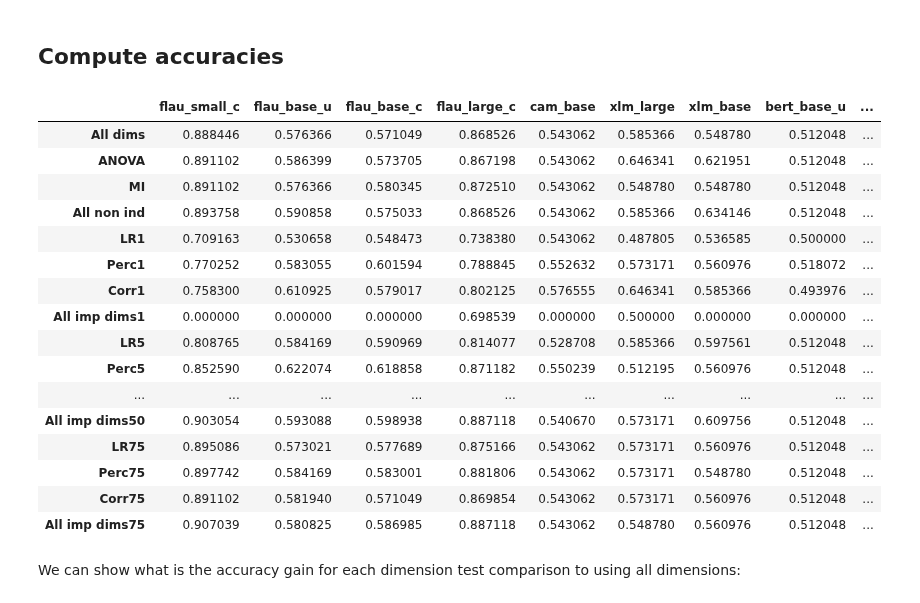
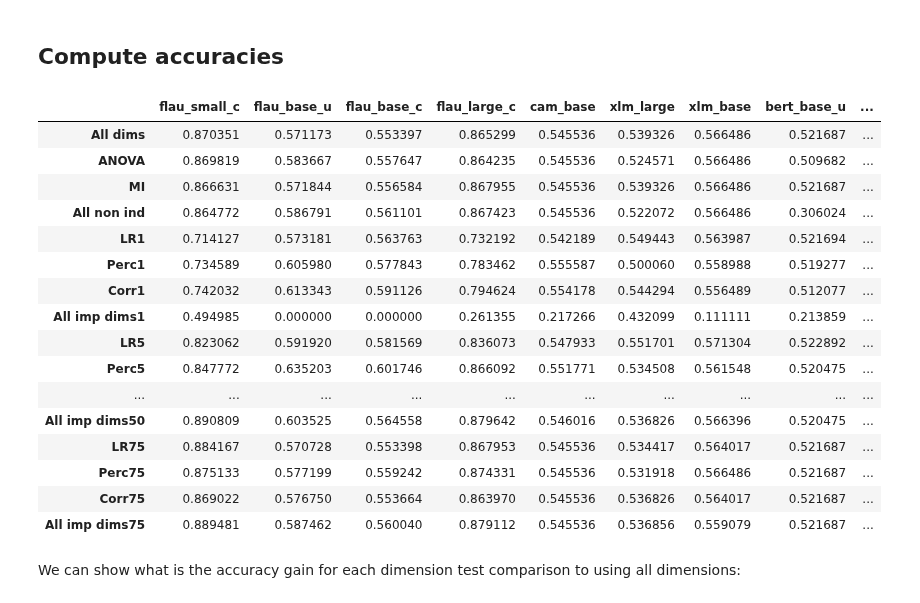
Before and after one commit to ClementineBleuze/WordEmbeddings, a Jupyter notebook: 7-Final Experiment/3b - POS experiment, ADJ.ipynb, the cells around one changed output. Drawn from its saved outputs; the diff is of its cells as text; code cells hidden in the pictures.

```diff
--- a/7-Final Experiment/3b - POS experiment, ADJ.ipynb
+++ b/7-Final Experiment/3b - POS experiment, ADJ.ipynb
@@ -258,11 +342,16 @@ y_preds = {}
 for i in range(len(models)):
     y_preds[labels[i]] = {}
     for dim_group in dims[labels[i]].keys():
-        dim_list = dims[labels[i]][dim_group]
-        mae0 = X_adj_test[i][dim_list].apply(lambda x: mean_absolute_error(medians[labels[i]][dim_group]['0'], x), axis=1)
-        mae1 = X_adj_test[i][dim_list].apply(lambda x: mean_absolute_error(medians[labels[i]][dim_group]['1'], x), axis=1)
-        # If MSE for sample 0 is lower than for sample 1, the label should be 0. So we need to convert False to 0.
-        y_preds[labels[i]][dim_group] = (mae0 > mae1).apply(int)
+        y_preds[labels[i]][dim_group] = []
+        n = len(dims[labels[i]][dim_group])
+        for j in range(n_folds):
+            dim_list = dims[labels[i]][dim_group][j] if n == n_folds else dims[labels[i]][dim_group]
+
+            # If MSE for sample 0 is lower than for sample 1, the label should be 0. So we need to convert False to 0.
+            mae0 = X_adj_test[i][j][dim_list].apply(lambda x: mean_absolute_error(medians[labels[i]][dim_group][j]['0'], x), axis=1)
+            mae1 = X_adj_test[i][j][dim_list].apply(lambda x: mean_absolute_error(medians[labels[i]][dim_group][j]['1'], x), axis=1)
+
+            y_preds[labels[i]][dim_group].append((mae0 > mae1).apply(int))
 # %% [markdown]
 ## Compute accuracies
 # %%
@@ -271,34 +360,44 @@ accs = {}
 for i in range(len(models)):
     accs[labels[i]] = {}
     for dim_group in dims[labels[i]].keys():
-        y_true = y_adj_test[i]
-        y_pred = y_preds[labels[i]][dim_group]
-        if any(y_pred):
-            acc = accuracy_score(y_true, y_pred)
-        else:
-            acc = 0
-        accs[labels[i]][dim_group] = acc
+        accs[labels[i]][dim_group] = []
+        for j in range(n_folds):
+            y_true = y_adj_test[i][j]
+            y_pred = y_preds[labels[i]][dim_group][j]
+            if any(y_pred):
+                acc = accuracy_score(y_true, y_pred)
+            else:
+                acc = 0
+            accs[labels[i]][dim_group].append(acc)
+# %%
+# Compute average accuracy between 5 folds
+avg_accs = {}
+# %%
+for i in range(len(models)):
+    avg_accs[labels[i]] = {}
+    for dim_group in dims[labels[i]].keys():
+        avg_accs[labels[i]][dim_group] = np.average(accs[labels[i]][dim_group])
 # %%
-accs_df = pd.DataFrame(accs)
+accs_df = pd.DataFrame(avg_accs)
 accs_df
 # %% [output]
 |  | flau_small_c | flau_base_u | flau_base_c | flau_large_c | cam_base | xlm_large | xlm_base | bert_base_u | ... |
-| All dims | 0.888446 | 0.576366 | 0.571049 | 0.868526 | 0.543062 | 0.585366 | 0.548780 | 0.512048 | ... |
-| ANOVA | 0.891102 | 0.586399 | 0.573705 | 0.867198 | 0.543062 | 0.646341 | 0.621951 | 0.512048 | ... |
-| MI | 0.891102 | 0.576366 | 0.580345 | 0.872510 | 0.543062 | 0.548780 | 0.548780 | 0.512048 | ... |
-| All non ind | 0.893758 | 0.590858 | 0.575033 | 0.868526 | 0.543062 | 0.585366 | 0.634146 | 0.512048 | ... |
-| LR1 | 0.709163 | 0.530658 | 0.548473 | 0.738380 | 0.543062 | 0.487805 | 0.536585 | 0.500000 | ... |
-| Perc1 | 0.770252 | 0.583055 | 0.601594 | 0.788845 | 0.552632 | 0.573171 | 0.560976 | 0.518072 | ... |
-| Corr1 | 0.758300 | 0.610925 | 0.579017 | 0.802125 | 0.576555 | 0.646341 | 0.585366 | 0.493976 | ... |
-| All imp dims1 | 0.000000 | 0.000000 | 0.000000 | 0.698539 | 0.000000 | 0.500000 | 0.000000 | 0.000000 | ... |
-| LR5 | 0.808765 | 0.584169 | 0.590969 | 0.814077 | 0.528708 | 0.585366 | 0.597561 | 0.512048 | ... |
-| Perc5 | 0.852590 | 0.622074 | 0.618858 | 0.871182 | 0.550239 | 0.512195 | 0.560976 | 0.512048 | ... |
+| All dims | 0.870351 | 0.571173 | 0.553397 | 0.865299 | 0.545536 | 0.539326 | 0.566486 | 0.521687 | ... |
+| ANOVA | 0.869819 | 0.583667 | 0.557647 | 0.864235 | 0.545536 | 0.524571 | 0.566486 | 0.509682 | ... |
+| MI | 0.866631 | 0.571844 | 0.556584 | 0.867955 | 0.545536 | 0.539326 | 0.566486 | 0.521687 | ... |
+| All non ind | 0.864772 | 0.586791 | 0.561101 | 0.867423 | 0.545536 | 0.522072 | 0.566486 | 0.306024 | ... |
+| LR1 | 0.714127 | 0.573181 | 0.563763 | 0.732192 | 0.542189 | 0.549443 | 0.563987 | 0.521694 | ... |
+| Perc1 | 0.734589 | 0.605980 | 0.577843 | 0.783462 | 0.555587 | 0.500060 | 0.558988 | 0.519277 | ... |
+| Corr1 | 0.742032 | 0.613343 | 0.591126 | 0.794624 | 0.554178 | 0.544294 | 0.556489 | 0.512077 | ... |
+| All imp dims1 | 0.494985 | 0.000000 | 0.000000 | 0.261355 | 0.217266 | 0.432099 | 0.111111 | 0.213859 | ... |
+| LR5 | 0.823062 | 0.591920 | 0.581569 | 0.836073 | 0.547933 | 0.551701 | 0.571304 | 0.522892 | ... |
+| Perc5 | 0.847772 | 0.635203 | 0.601746 | 0.866092 | 0.551771 | 0.534508 | 0.561548 | 0.520475 | ... |
 | ... | ... | ... | ... | ... | ... | ... | ... | ... | ... |
-| All imp dims50 | 0.903054 | 0.593088 | 0.598938 | 0.887118 | 0.540670 | 0.573171 | 0.609756 | 0.512048 | ... |
-| LR75 | 0.895086 | 0.573021 | 0.577689 | 0.875166 | 0.543062 | 0.573171 | 0.560976 | 0.512048 | ... |
-| Perc75 | 0.897742 | 0.584169 | 0.583001 | 0.881806 | 0.543062 | 0.573171 | 0.548780 | 0.512048 | ... |
-| Corr75 | 0.891102 | 0.581940 | 0.571049 | 0.869854 | 0.543062 | 0.573171 | 0.560976 | 0.512048 | ... |
-| All imp dims75 | 0.907039 | 0.580825 | 0.586985 | 0.887118 | 0.543062 | 0.548780 | 0.560976 | 0.512048 | ... |
+| All imp dims50 | 0.890809 | 0.603525 | 0.564558 | 0.879642 | 0.546016 | 0.536826 | 0.566396 | 0.520475 | ... |
+| LR75 | 0.884167 | 0.570728 | 0.553398 | 0.867953 | 0.545536 | 0.534417 | 0.564017 | 0.521687 | ... |
+| Perc75 | 0.875133 | 0.577199 | 0.559242 | 0.874331 | 0.545536 | 0.531918 | 0.566486 | 0.521687 | ... |
+| Corr75 | 0.869022 | 0.576750 | 0.553664 | 0.863970 | 0.545536 | 0.536826 | 0.564017 | 0.521687 | ... |
+| All imp dims75 | 0.889481 | 0.587462 | 0.560040 | 0.879112 | 0.545536 | 0.536856 | 0.559079 | 0.521687 | ... |
 # %% [markdown]
 We can show what is the accuracy gain for each dimension test comparison to using all dimensions:
 # %%
```
Also changed, not shown: parts of 52 cells of this notebook, 15 other files.
